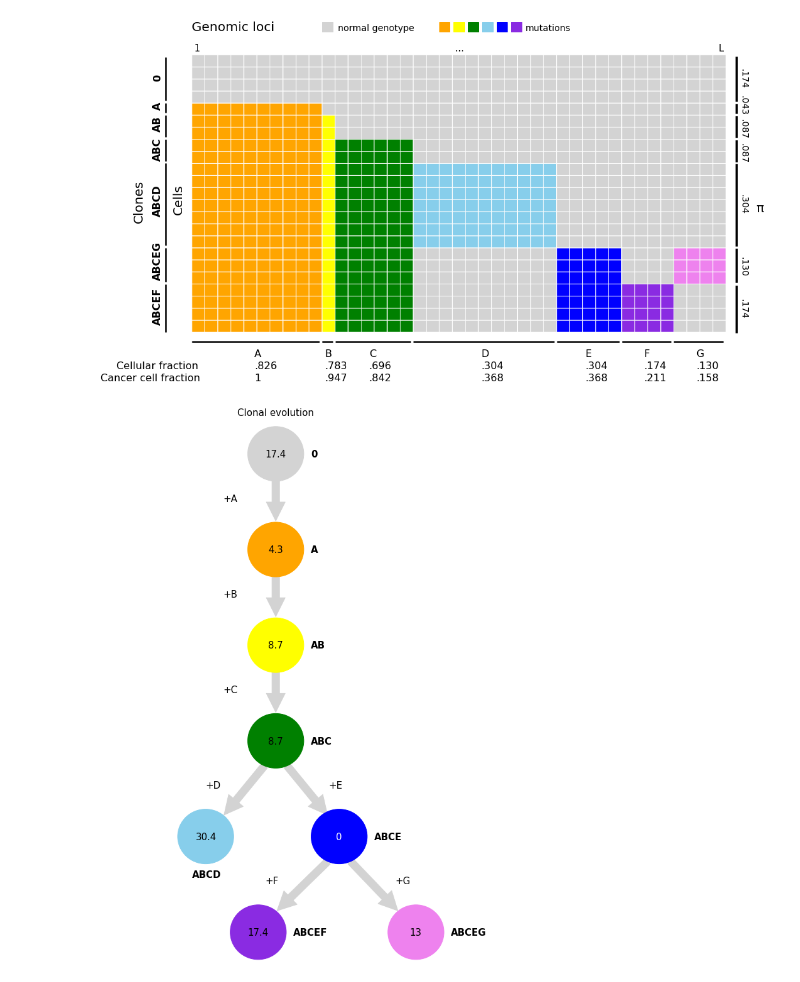
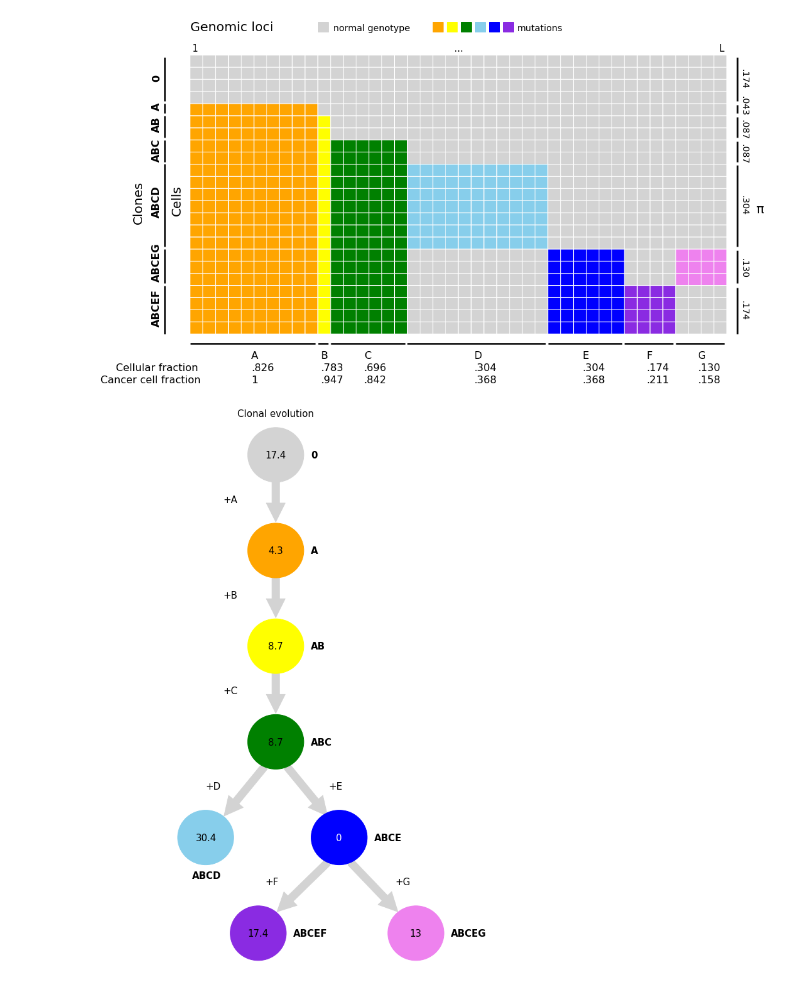
Before and after one commit to TomMakesThings/Cancer-Evolution, a Jupyter notebook: Mutation-Matrix.ipynb, the cells around one changed output. Saved outputs shown, nothing was run; the diff lists cells and outputs as text; code cells hidden in the pictures.

```diff
--- a/Mutation-Matrix.ipynb
+++ b/Mutation-Matrix.ipynb
@@ -45,9 +45,9 @@ col_sorted_data = transposed_data[np.argsort([-1 * np.count_nonzero(col) for col
 col_sorted_data[10:11] *= 2
 col_sorted_data[11:17] *= 3
 col_sorted_data[17:28] *= 4
-col_sorted_data[28:33] *= 5
-col_sorted_data[33:37] *= 6
-col_sorted_data[37:41] *= 7
+col_sorted_data[28:34] *= 5
+col_sorted_data[34:38] *= 6
+col_sorted_data[38:42] *= 7
 
 # Transpose again to switch rows back to columns
 col_sorted_data = np.transpose(col_sorted_data)
@@ -71,7 +71,7 @@ plt.title("1" + " " * 84 + "..." + " " * 84 + "L", fontsize = 15)
 plt.text(0, 25, "Genomic loci", fontsize = 20)
 plt.text(-1.5, 10, "Cells", fontsize = 20, rotation = 90)
 plt.text(-4.5, 9.3, "Clones", fontsize = 20, rotation = 90)
-plt.text(43.3, 10, "π", fontsize = 20)
+plt.text(44.3, 10, "π", fontsize = 20)
 
 # Add legend
 plt.gca().add_patch(patches.Rectangle((10, 24.9), 0.8, 0.8, fill = True,
@@ -130,35 +130,35 @@ plt.text(-3, 4.5, "ABCEG", fontsize = 16, rotation = 90, fontweight = 'bold')
 plt.text(-3, 0.8, "ABCEF", fontsize = 16, rotation = 90, fontweight = 'bold')
 
 # Add right lines and annotations
-plt.gca().add_patch(patches.Rectangle((41.8, 19.2), 0.005, 3.6, fill = True,
+plt.gca().add_patch(patches.Rectangle((42.8, 19.2), 0.005, 3.6, fill = True,
                                       color = "black", clip_on = False,
                                       linewidth = 2.5))
-plt.gca().add_patch(patches.Rectangle((41.8, 18.2), 0.005, 0.7, fill = True,
+plt.gca().add_patch(patches.Rectangle((42.8, 18.2), 0.005, 0.7, fill = True,
                                       color = "black", clip_on = False,
                                       linewidth = 2.5))
-plt.gca().add_patch(patches.Rectangle((41.8, 16.2), 0.005, 1.7, fill = True,
+plt.gca().add_patch(patches.Rectangle((42.8, 16.2), 0.005, 1.7, fill = True,
                                       color = "black", clip_on = False,
                                       linewidth = 2.5))
-plt.gca().add_patch(patches.Rectangle((41.8, 14.2), 0.005, 1.7, fill = True,
+plt.gca().add_patch(patches.Rectangle((42.8, 14.2), 0.005, 1.7, fill = True,
                                       color = "black", clip_on = False,
                                       linewidth = 2.5))
-plt.gca().add_patch(patches.Rectangle((41.8, 7.2), 0.005, 6.7, fill = True,
+plt.gca().add_patch(patches.Rectangle((42.8, 7.2), 0.005, 6.7, fill = True,
                                       color = "black", clip_on = False,
                                       linewidth = 2.5))
-plt.gca().add_patch(patches.Rectangle((41.8, 4.2), 0.005, 2.7, fill = True,
+plt.gca().add_patch(patches.Rectangle((42.8, 4.2), 0.005, 2.7, fill = True,
                                       color = "black", clip_on = False,
                                       linewidth = 2.5))
-plt.gca().add_patch(patches.Rectangle((41.8, 0), 0.005, 3.8, fill = True,
+plt.gca().add_patch(patches.Rectangle((42.8, 0), 0.005, 3.8, fill = True,
                                       color = "black", clip_on = False,
                                       linewidth = 2.5))
 
-plt.text(42, 20.4, ".174", fontsize = 14, rotation = 270)
-plt.text(42, 18.2, ".043", fontsize = 14, rotation = 270)
-plt.text(42, 16.2, ".087", fontsize = 14, rotation = 270)
-plt.text(42, 14.2, ".087", fontsize = 14, rotation = 270)
-plt.text(42, 10, ".304", fontsize = 14, rotation = 270)
-plt.text(42, 4.8, ".130", fontsize = 14, rotation = 270)
-plt.text(42, 1.3, ".174", fontsize = 14, rotation = 270)
+plt.text(43, 20.4, ".174", fontsize = 14, rotation = 270)
+plt.text(43, 18.2, ".043", fontsize = 14, rotation = 270)
+plt.text(43, 16.2, ".087", fontsize = 14, rotation = 270)
+plt.text(43, 14.2, ".087", fontsize = 14, rotation = 270)
+plt.text(43, 10, ".304", fontsize = 14, rotation = 270)
+plt.text(43, 4.8, ".130", fontsize = 14, rotation = 270)
+plt.text(43, 1.3, ".174", fontsize = 14, rotation = 270)
 
 # Add lower lines and annotations
 plt.gca().add_patch(patches.Rectangle((0, -0.8), 9.8, 0.005, fill = True,
@@ -173,50 +173,50 @@ plt.gca().add_patch(patches.Rectangle((11, -0.8), 5.8, 0.005, fill = True,
 plt.gca().add_patch(patches.Rectangle((17, -0.8), 10.8, 0.005, fill = True,
                                       color = "black", clip_on = False,
                                       linewidth = 2.5))
-plt.gca().add_patch(patches.Rectangle((28, -0.8), 4.8, 0.005, fill = True,
+plt.gca().add_patch(patches.Rectangle((28, -0.8), 5.8, 0.005, fill = True,
                                       color = "black", clip_on = False,
                                       linewidth = 2.5))
-plt.gca().add_patch(patches.Rectangle((33, -0.8), 3.8, 0.005, fill = True,
+plt.gca().add_patch(patches.Rectangle((34, -0.8), 3.8, 0.005, fill = True,
                                       color = "black", clip_on = False,
                                       linewidth = 2.5))
-plt.gca().add_patch(patches.Rectangle((37, -0.8), 3.8, 0.005, fill = True,
+plt.gca().add_patch(patches.Rectangle((38, -0.8), 3.8, 0.005, fill = True,
                                       color = "black", clip_on = False,
                                       linewidth = 2.5))
 
 plt.text(4.8, -2, "A", fontsize = 16)
 plt.text(4.8, -3, ".826", fontsize = 16)
 plt.text(4.8, -4, "1", fontsize = 16)
 
 plt.text(10.2, -2, "B", fontsize = 16)
 plt.text(10.2, -3, ".783", fontsize = 16)
 plt.text(10.2, -4, ".947", fontsize = 16)
 
 plt.text(13.6, -2, "C", fontsize = 16)
 plt.text(13.6, -3, ".696", fontsize = 16)
 plt.text(13.6, -4, ".842", fontsize = 16)
 
 plt.text(22.2, -2, "D", fontsize = 16)
 plt.text(22.2, -3, ".304", fontsize = 16)
 plt.text(22.2, -4, ".368", fontsize = 16)
 
-plt.text(30.2, -2, "E", fontsize = 16)
-plt.text(30.2, -3, ".304", fontsize = 16)
-plt.text(30.2, -4, ".368", fontsize = 16)
+plt.text(30.7, -2, "E", fontsize = 16)
+plt.text(30.7, -3, ".304", fontsize = 16)
+plt.text(30.7, -4, ".368", fontsize = 16)
 
-plt.text(34.7, -2, "F", fontsize = 16)
-plt.text(34.7, -3, ".174", fontsize = 16)
-plt.text(34.7, -4, ".211", fontsize = 16)
+plt.text(35.7, -2, "F", fontsize = 16)
+plt.text(35.7, -3, ".174", fontsize = 16)
+plt.text(35.7, -4, ".211", fontsize = 16)
 
-plt.text(38.7, -2, "G", fontsize = 16)
-plt.text(38.7, -3, ".130", fontsize = 16)
-plt.text(38.7, -4, ".158", fontsize = 16)
+plt.text(39.7, -2, "G", fontsize = 16)
+plt.text(39.7, -3, ".130", fontsize = 16)
+plt.text(39.7, -4, ".158", fontsize = 16)
 
 plt.text(-5.8, -3, "Cellular fraction", fontsize = 16)
 plt.text(-7, -4, "Cancer cell fraction", fontsize = 16)
 
 plt.show()
 # %% [output]
-[figure, old version]
+[figure, new version]
 # %%
 fig, ax = plt.subplots(figsize = (10, 10))
 
```
Also changed, not shown: parts of 1 cell of this notebook.
